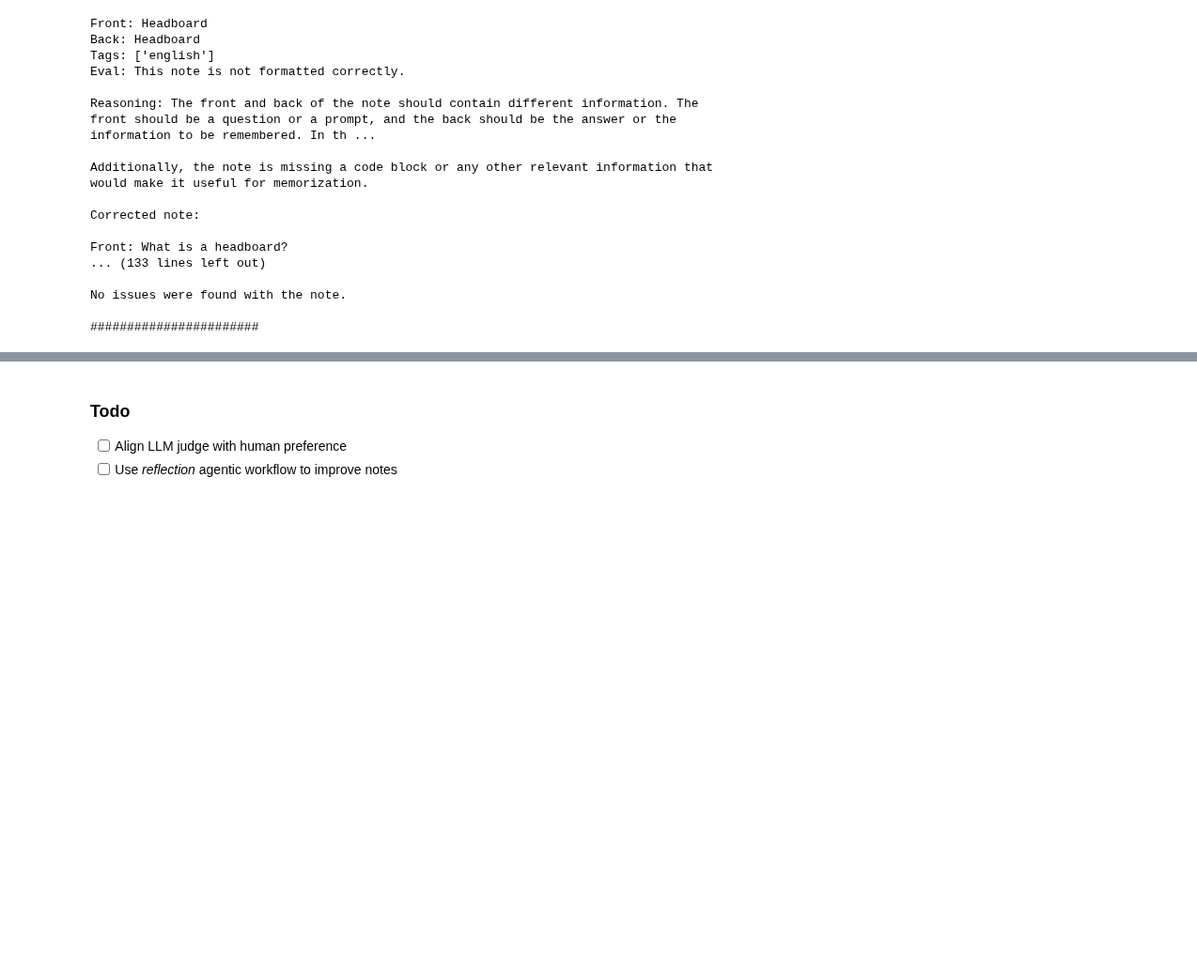
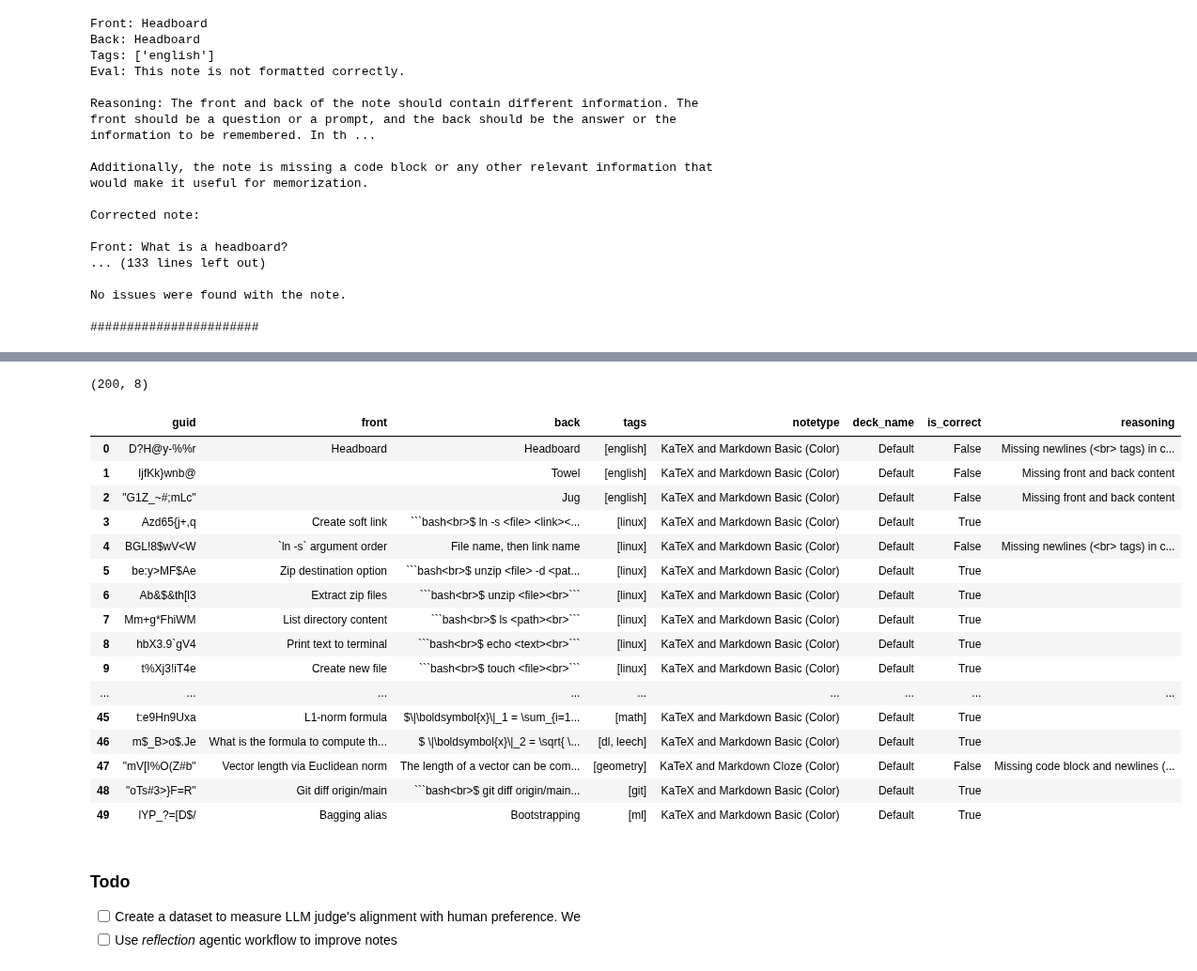
Before and after one commit to IamGianluca/anki-ai, a Jupyter notebook: nbs/llm_as_a_judge.ipynb, the cells around one changed output, grey strips where cells are left out. Shown at 94% size. Saved outputs shown, nothing was run; the diff lists cells and outputs as text; code cells hidden in the pictures; blank space fills up the shorter version.

Commit message:
nbs(evals): create dataframe to easily review llm judge results

````diff
--- a/nbs/llm_as_a_judge.ipynb
+++ b/nbs/llm_as_a_judge.ipynb
@@ -179,6 +179,7 @@ No issues were found with the note.
 #######################
 # %%
 class Review(BaseModel):
+    guid: str
     is_correct: bool
     reasoning: str
 
@@ -201,8 +202,11 @@ def review_note(note: Note, chat: ChatCompletionService, verbose=False) -> Note:
         temperature=0,
         extra_body=extra_body,
     )
-    json_data: str = cast(str, chat_response.choices[0].message.content)
-    result = Review.model_validate_json(json_data)
+    content_str: str = cast(str, chat_response.choices[0].message.content)
+    content_dict = json.loads(content_str)
+    content_dict["guid"] = note.guid
+    updated_content_str = json.dumps(content_dict)
+    result = Review.model_validate_json(updated_content_str)
 
     if verbose:
         print(user_msg)
@@ -214,9 +218,11 @@ def review_note(note: Note, chat: ChatCompletionService, verbose=False) -> Note:
 chat = get_chat_completion()
 correct_cnt = 0
 
-n = 1_000
+n = 200
+results = []
 for note in tqdm(deck[:n]):
     result = review_note(note, chat)
+    results.append(result)
 
     if result.is_correct:
         correct_cnt += 1
@@ -226,0 +233,6 @@ print(f"{correct_cnt/n:.2%} correct")
+# %%
+import pandas as pd
+
+dict_data = [item.dict() for item in results]
+df_scores = pd.DataFrame(dict_data)
+df_scores.head()
@@ -226,0 +246,4 @@ print(f"{correct_cnt/n:.2%} correct")
+# %%
+a = [note.dict() for note in deck]
+df_notes = pd.DataFrame(a)
+df_notes.head()
@@ -227,5 +257,28 @@ print(f"{correct_cnt/n:.2%} correct")
+# %%
+x = pd.merge(df_notes, df_scores, how="inner", on="guid")
+print(x.shape)
+x.head(50)
+# %% [output]
+(200, 8)
+|  | guid | front | back | tags | notetype | deck_name | is_correct | reasoning |
+| 0 | D?H@y-%%r | Headboard | Headboard | [english] | KaTeX and Markdown Basic (Color) | Default | False | Missing newlines (<br> tags) in c... |
+| 1 | IjfKk}wnb@ |  | Towel | [english] | KaTeX and Markdown Basic (Color) | Default | False | Missing front and back content |
+| 2 | "G1Z_~#;mLc" |  | Jug | [english] | KaTeX and Markdown Basic (Color) | Default | False | Missing front and back content |
+| 3 | Azd65{j+,q | Create soft link | ```bash<br>$ ln -s <file> <link><... | [linux] | KaTeX and Markdown Basic (Color) | Default | True |  |
+| 4 | BGL!8$wV<W | `ln -s` argument order | File name, then link name | [linux] | KaTeX and Markdown Basic (Color) | Default | False | Missing newlines (<br> tags) in c... |
+| 5 | be:y>MF$Ae | Zip destination option | ```bash<br>$ unzip <file> -d <pat... | [linux] | KaTeX and Markdown Basic (Color) | Default | True |  |
+| 6 | Ab&$&th[l3 | Extract zip files | ```bash<br>$ unzip <file><br>``` | [linux] | KaTeX and Markdown Basic (Color) | Default | True |  |
+| 7 | Mm+g*FhiWM | List directory content | ```bash<br>$ ls <path><br>``` | [linux] | KaTeX and Markdown Basic (Color) | Default | True |  |
+| 8 | hbX3.9`gV4 | Print text to terminal | ```bash<br>$ echo <text><br>``` | [linux] | KaTeX and Markdown Basic (Color) | Default | True |  |
+| 9 | t%Xj3!iT4e | Create new file | ```bash<br>$ touch <file><br>``` | [linux] | KaTeX and Markdown Basic (Color) | Default | True |  |
+| ... | ... | ... | ... | ... | ... | ... | ... | ... |
+| 45 | t:e9Hn9Uxa | L1-norm formula | $\|\boldsymbol{x}\|_1 = \sum_{i=1... | [math] | KaTeX and Markdown Basic (Color) | Default | True |  |
+| 46 | m$_B>o$.Je | What is the formula to compute th... | $ \|\boldsymbol{x}\|_2 = \sqrt{ \... | [dl, leech] | KaTeX and Markdown Basic (Color) | Default | True |  |
+| 47 | "mV[I%O(Z#b" | Vector length via Euclidean norm | The length of a vector can be com... | [geometry] | KaTeX and Markdown Cloze (Color) | Default | False | Missing code block and newlines (... |
+| 48 | "oTs#3>}F=R" | Git diff origin/main | ```bash<br>$ git diff origin/main... | [git] | KaTeX and Markdown Basic (Color) | Default | True |  |
+| 49 | lYP_?=[D$/ | Bagging alias | Bootstrapping | [ml] | KaTeX and Markdown Basic (Color) | Default | True |  |
 # %% [markdown]
 ### Todo
 
-- [ ] Align LLM judge with human preference
+- [ ] Create a dataset to measure LLM judge's alignment with human preference. We
 - [ ] Use _reflection_ agentic workflow to improve notes
````
Also changed, not shown: parts of 5 cells of this notebook.
